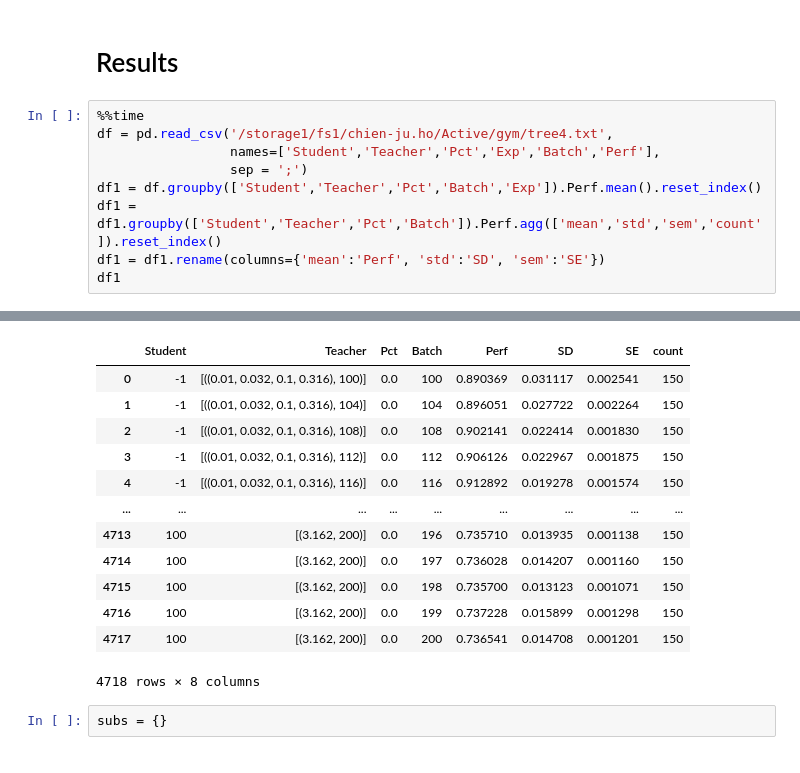
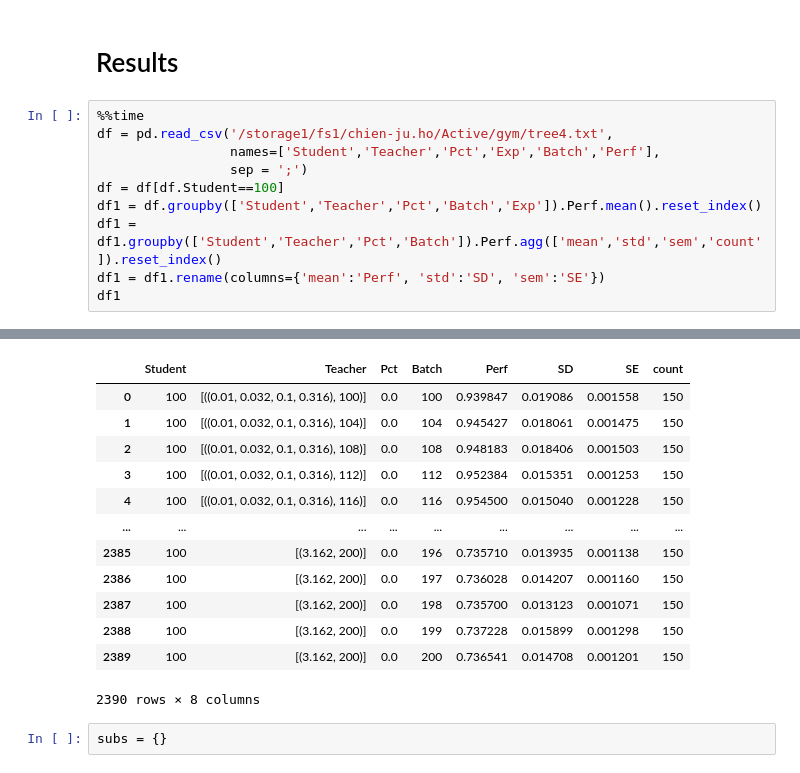
Before and after one commit to saumikn/gymnasium-test, a Jupyter notebook: tree.ipynb, the cells around one changed output, grey strips where cells are left out. Drawn from its saved outputs; the diff is of its cells as text.

```diff
--- a/tree.ipynb
+++ b/tree.ipynb
@@ -236,6 +240,7 @@ Wall time: 33.8 s
 df = pd.read_csv('/storage1/fs1/chien-ju.ho/Active/gym/tree4.txt',
                  names=['Student','Teacher','Pct','Exp','Batch','Perf'],
                  sep = ';')
+df = df[df.Student==100]
 df1 = df.groupby(['Student','Teacher','Pct','Batch','Exp']).Perf.mean().reset_index()
 df1 = df1.groupby(['Student','Teacher','Pct','Batch']).Perf.agg(['mean','std','sem','count']).reset_index()
 df1 = df1.rename(columns={'mean':'Perf', 'std':'SD', 'sem':'SE'})
@@ -246,16 +251,16 @@ Wall time: 818 ms
 |  | Student | Teacher | Pct | Batch | Perf | SD | SE | count |
-| 0 | -1 | [((0.01, 0.032, 0.1, 0.316), 100)] | 0.0 | 100 | 0.890369 | 0.031117 | 0.002541 | 150 |
-| 1 | -1 | [((0.01, 0.032, 0.1, 0.316), 104)] | 0.0 | 104 | 0.896051 | 0.027722 | 0.002264 | 150 |
-| 2 | -1 | [((0.01, 0.032, 0.1, 0.316), 108)] | 0.0 | 108 | 0.902141 | 0.022414 | 0.001830 | 150 |
-| 3 | -1 | [((0.01, 0.032, 0.1, 0.316), 112)] | 0.0 | 112 | 0.906126 | 0.022967 | 0.001875 | 150 |
-| 4 | -1 | [((0.01, 0.032, 0.1, 0.316), 116)] | 0.0 | 116 | 0.912892 | 0.019278 | 0.001574 | 150 |
+| 0 | 100 | [((0.01, 0.032, 0.1, 0.316), 100)] | 0.0 | 100 | 0.939847 | 0.019086 | 0.001558 | 150 |
+| 1 | 100 | [((0.01, 0.032, 0.1, 0.316), 104)] | 0.0 | 104 | 0.945427 | 0.018061 | 0.001475 | 150 |
+| 2 | 100 | [((0.01, 0.032, 0.1, 0.316), 108)] | 0.0 | 108 | 0.948183 | 0.018406 | 0.001503 | 150 |
+| 3 | 100 | [((0.01, 0.032, 0.1, 0.316), 112)] | 0.0 | 112 | 0.952384 | 0.015351 | 0.001253 | 150 |
+| 4 | 100 | [((0.01, 0.032, 0.1, 0.316), 116)] | 0.0 | 116 | 0.954500 | 0.015040 | 0.001228 | 150 |
 | ... | ... | ... | ... | ... | ... | ... | ... | ... |
-| 4713 | 100 | [(3.162, 200)] | 0.0 | 196 | 0.735710 | 0.013935 | 0.001138 | 150 |
-| 4714 | 100 | [(3.162, 200)] | 0.0 | 197 | 0.736028 | 0.014207 | 0.001160 | 150 |
-| 4715 | 100 | [(3.162, 200)] | 0.0 | 198 | 0.735700 | 0.013123 | 0.001071 | 150 |
-| 4716 | 100 | [(3.162, 200)] | 0.0 | 199 | 0.737228 | 0.015899 | 0.001298 | 150 |
-| 4717 | 100 | [(3.162, 200)] | 0.0 | 200 | 0.736541 | 0.014708 | 0.001201 | 150 |
+| 2385 | 100 | [(3.162, 200)] | 0.0 | 196 | 0.735710 | 0.013935 | 0.001138 | 150 |
+| 2386 | 100 | [(3.162, 200)] | 0.0 | 197 | 0.736028 | 0.014207 | 0.001160 | 150 |
+| 2387 | 100 | [(3.162, 200)] | 0.0 | 198 | 0.735700 | 0.013123 | 0.001071 | 150 |
+| 2388 | 100 | [(3.162, 200)] | 0.0 | 199 | 0.737228 | 0.015899 | 0.001298 | 150 |
+| 2389 | 100 | [(3.162, 200)] | 0.0 | 200 | 0.736541 | 0.014708 | 0.001201 | 150 |
-4718 rows × 8 columns
+2390 rows × 8 columns
 # %%
 subs = {}
 # %%
```
Also changed, not shown: parts of 11 cells of this notebook, 5 other files.
